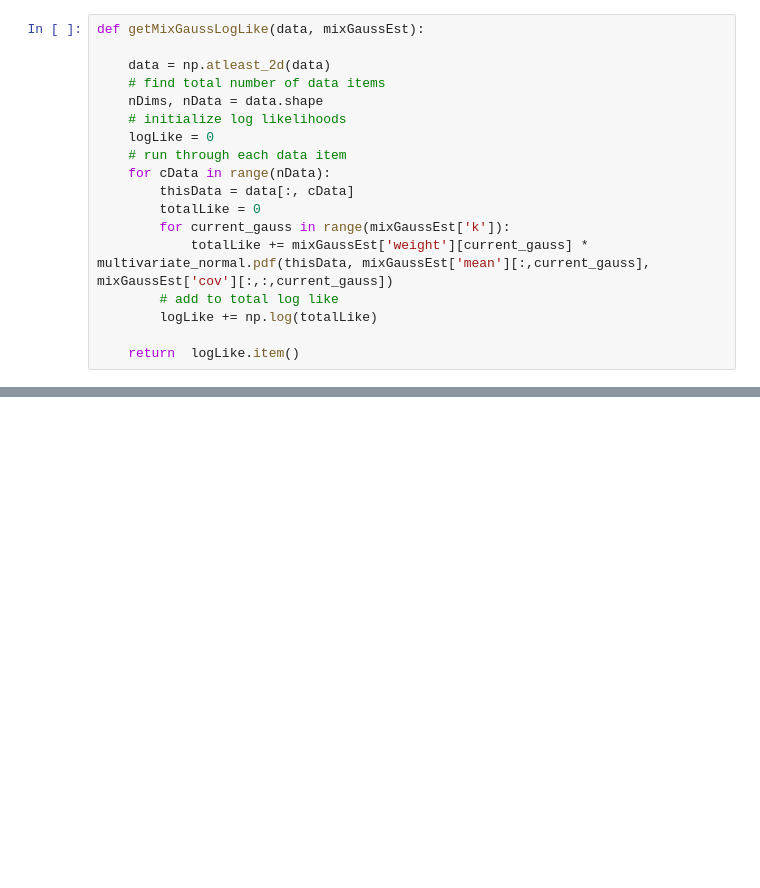
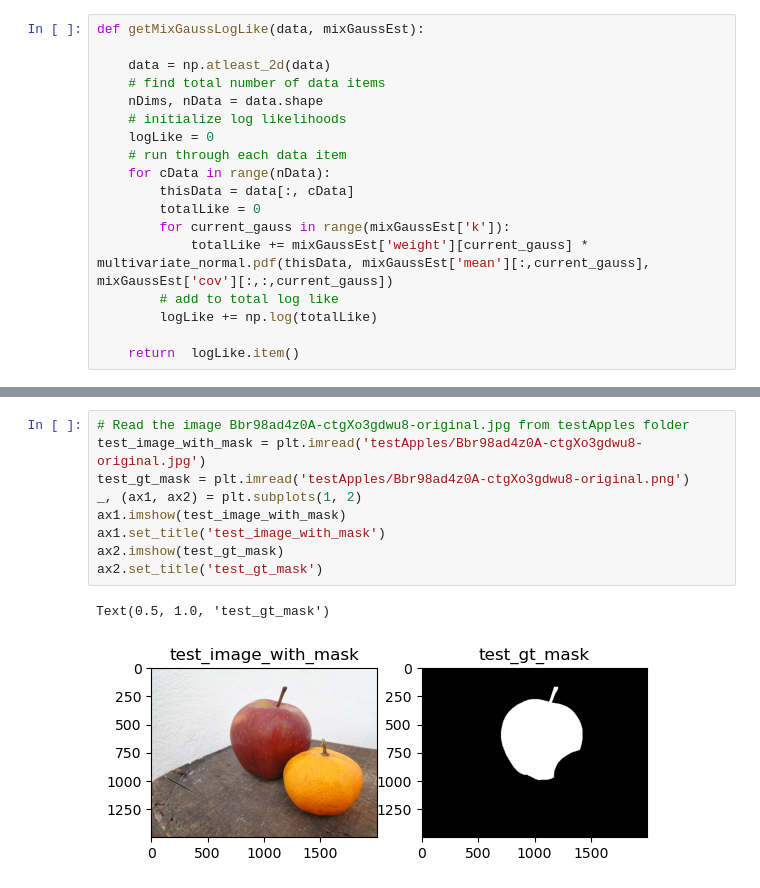
Before and after one commit to swirling-wind/MachineVision_CourseWork01, a Jupyter notebook: practicalMixGauss_Apples.ipynb, the cells around one changed output, grey strips where cells are left out. Saved outputs shown, nothing was run; the diff lists cells and outputs as text; blank space fills up the shorter version.

```diff
--- a/practicalMixGauss_Apples.ipynb
+++ b/practicalMixGauss_Apples.ipynb
@@ -148,0 +190,12 @@ plt.show()
+# %%
+# Read the image Bbr98ad4z0A-ctgXo3gdwu8-original.jpg from testApples folder
+test_image_with_mask = plt.imread('testApples/Bbr98ad4z0A-ctgXo3gdwu8-original.jpg')
+test_gt_mask = plt.imread('testApples/Bbr98ad4z0A-ctgXo3gdwu8-original.png')
+_, (ax1, ax2) = plt.subplots(1, 2)
+ax1.imshow(test_image_with_mask)
+ax1.set_title('test_image_with_mask')
+ax2.imshow(test_gt_mask)
+ax2.set_title('test_gt_mask')
+# %% [output]
+Text(0.5, 1.0, 'test_gt_mask')
+[figure, added]
```
Also changed, not shown: parts of 12 cells of this notebook.
